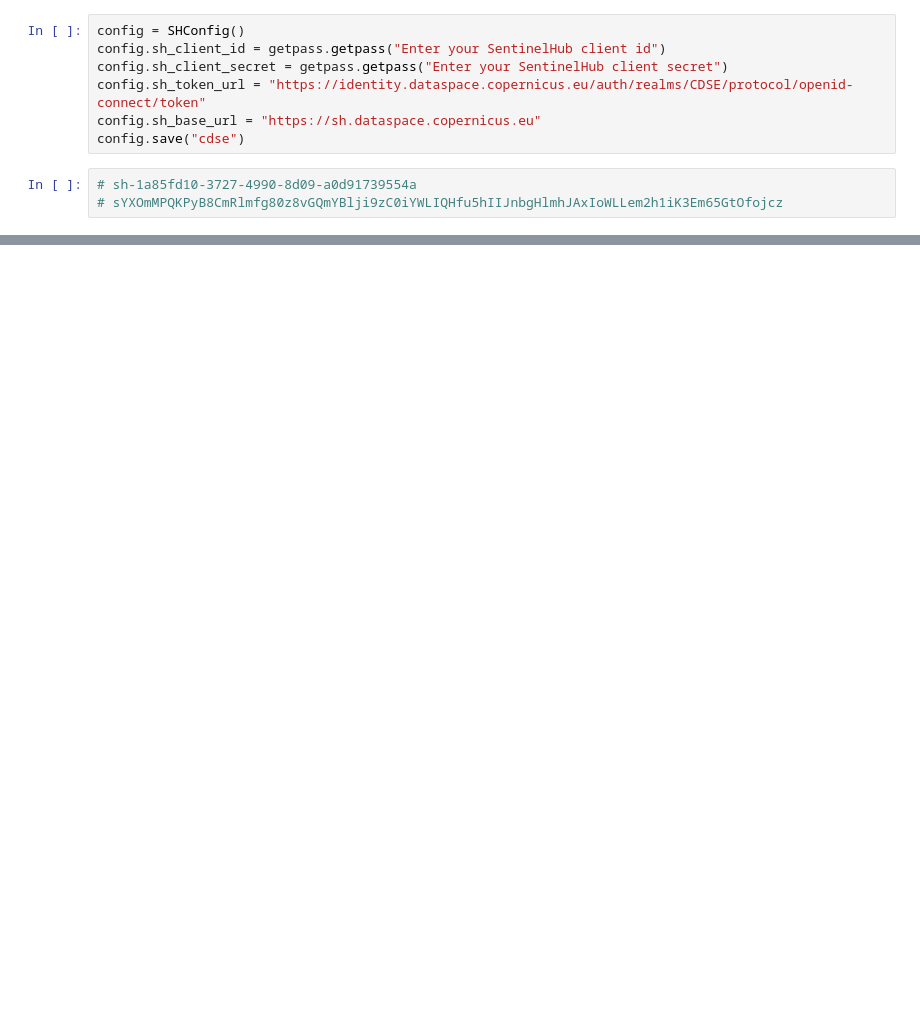
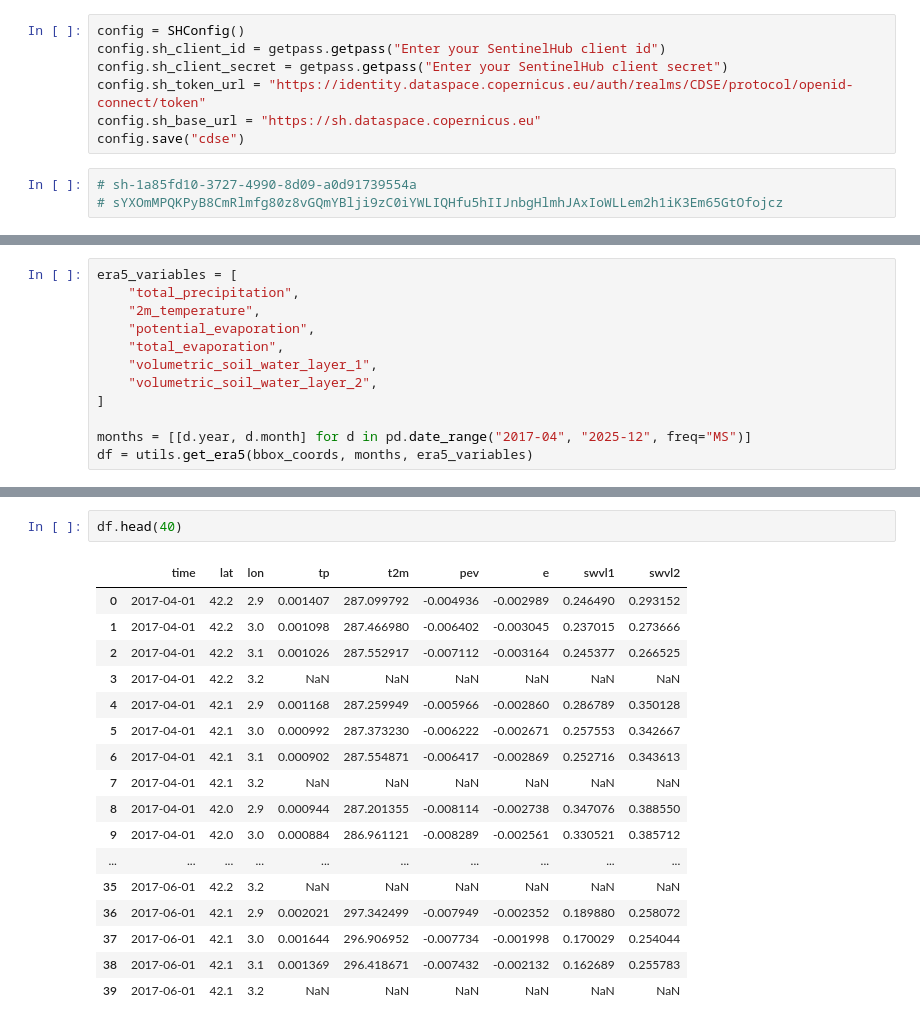
Before and after one commit to davidcirauqui/drought_forecast, a Jupyter notebook: main.ipynb, the cells around one changed output, grey strips where cells are left out. Saved outputs shown, nothing was run; the diff lists cells and outputs as text; blank space fills up the shorter version.

```diff
--- a/main.ipynb
+++ b/main.ipynb
@@ -57,0 +43,12 @@ for start in pd.date_range("2017-04-01", "2025-12-01", freq="MS"):
+# %%
+era5_variables = [
+    "total_precipitation",
+    "2m_temperature",
+    "potential_evaporation",
+    "total_evaporation",
+    "volumetric_soil_water_layer_1",
+    "volumetric_soil_water_layer_2",
+]
+
+months = [[d.year, d.month] for d in pd.date_range("2017-04", "2025-12", freq="MS")]
+df = utils.get_era5(bbox_coords, months, era5_variables)
@@ -57,0 +60,20 @@ for start in pd.date_range("2017-04-01", "2025-12-01", freq="MS"):
+# %%
+df.head(40)
+# %% [output]
+|  | time | lat | lon | tp | t2m | pev | e | swvl1 | swvl2 |
+| 0 | 2017-04-01 | 42.2 | 2.9 | 0.001407 | 287.099792 | -0.004936 | -0.002989 | 0.246490 | 0.293152 |
+| 1 | 2017-04-01 | 42.2 | 3.0 | 0.001098 | 287.466980 | -0.006402 | -0.003045 | 0.237015 | 0.273666 |
+| 2 | 2017-04-01 | 42.2 | 3.1 | 0.001026 | 287.552917 | -0.007112 | -0.003164 | 0.245377 | 0.266525 |
+| 3 | 2017-04-01 | 42.2 | 3.2 | NaN | NaN | NaN | NaN | NaN | NaN |
+| 4 | 2017-04-01 | 42.1 | 2.9 | 0.001168 | 287.259949 | -0.005966 | -0.002860 | 0.286789 | 0.350128 |
+| 5 | 2017-04-01 | 42.1 | 3.0 | 0.000992 | 287.373230 | -0.006222 | -0.002671 | 0.257553 | 0.342667 |
+| 6 | 2017-04-01 | 42.1 | 3.1 | 0.000902 | 287.554871 | -0.006417 | -0.002869 | 0.252716 | 0.343613 |
+| 7 | 2017-04-01 | 42.1 | 3.2 | NaN | NaN | NaN | NaN | NaN | NaN |
+| 8 | 2017-04-01 | 42.0 | 2.9 | 0.000944 | 287.201355 | -0.008114 | -0.002738 | 0.347076 | 0.388550 |
+| 9 | 2017-04-01 | 42.0 | 3.0 | 0.000884 | 286.961121 | -0.008289 | -0.002561 | 0.330521 | 0.385712 |
+| ... | ... | ... | ... | ... | ... | ... | ... | ... | ... |
+| 35 | 2017-06-01 | 42.2 | 3.2 | NaN | NaN | NaN | NaN | NaN | NaN |
+| 36 | 2017-06-01 | 42.1 | 2.9 | 0.002021 | 297.342499 | -0.007949 | -0.002352 | 0.189880 | 0.258072 |
+| 37 | 2017-06-01 | 42.1 | 3.0 | 0.001644 | 296.906952 | -0.007734 | -0.001998 | 0.170029 | 0.254044 |
+| 38 | 2017-06-01 | 42.1 | 3.1 | 0.001369 | 296.418671 | -0.007432 | -0.002132 | 0.162689 | 0.255783 |
+| 39 | 2017-06-01 | 42.1 | 3.2 | NaN | NaN | NaN | NaN | NaN | NaN |
```
Also changed, not shown: parts of 6 cells of this notebook.
